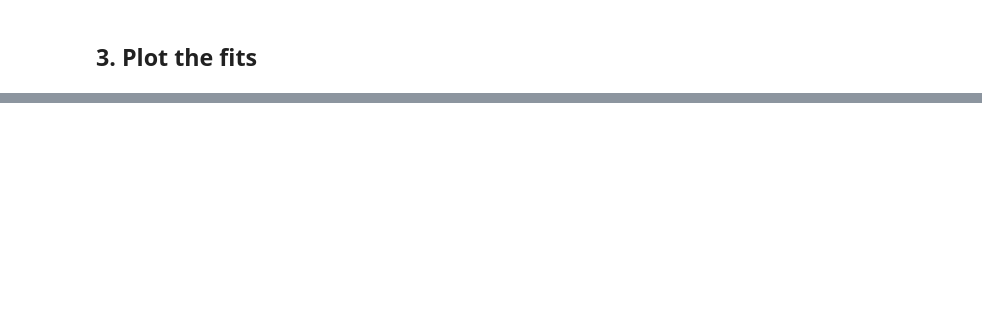
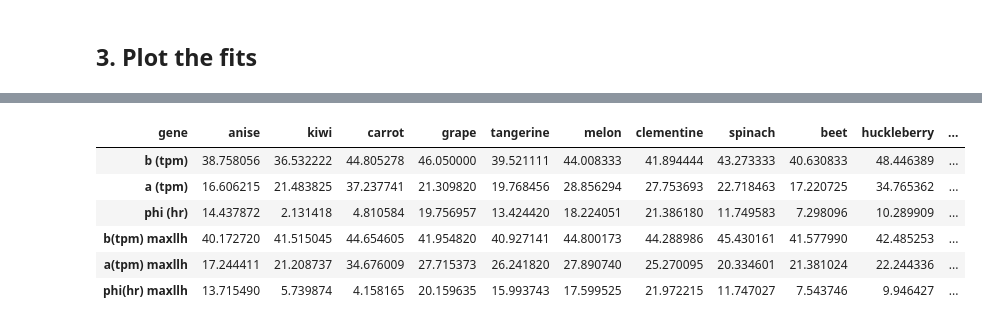
Before and after one commit to ningkko/mcb112, a Jupyter notebook: pset8/HuaYining_08.ipynb, the cells around one changed output, grey strips where cells are left out. Drawn from its saved outputs; the diff is of its cells as text; code cells hidden in the pictures; blank space fills up the shorter version.

```diff
--- a/pset8/HuaYining_08.ipynb
+++ b/pset8/HuaYining_08.ipynb
@@ -322,0 +326,11 @@ high = np.where(S_true == 2.)
+# %%
+df = df.set_index("gene").T  ## for easily indexing genes
+df
+# %% [output]
+| gene | anise | kiwi | carrot | grape | tangerine | melon | clementine | spinach | beet | huckleberry | ... |
+| b (tpm) | 38.758056 | 36.532222 | 44.805278 | 46.050000 | 39.521111 | 44.008333 | 41.894444 | 43.273333 | 40.630833 | 48.446389 | ... |
+| a (tpm) | 16.606215 | 21.483825 | 37.237741 | 21.309820 | 19.768456 | 28.856294 | 27.753693 | 22.718463 | 17.220725 | 34.765362 | ... |
+| phi (hr) | 14.437872 | 2.131418 | 4.810584 | 19.756957 | 13.424420 | 18.224051 | 21.386180 | 11.749583 | 7.298096 | 10.289909 | ... |
+| b(tpm) maxllh | 40.172720 | 41.515045 | 44.654605 | 41.954820 | 40.927141 | 44.800173 | 44.288986 | 45.430161 | 41.577990 | 42.485253 | ... |
+| a(tpm) maxllh | 17.244411 | 21.208737 | 34.676009 | 27.715373 | 26.241820 | 27.890740 | 25.270095 | 20.334601 | 21.381024 | 22.244336 | ... |
+| phi(hr) maxllh | 13.715490 | 5.739874 | 4.158165 | 20.159635 | 15.993743 | 17.599525 | 21.972215 | 11.747027 | 7.543746 | 9.946427 | ... |
```
Also changed, not shown: parts of 26 cells of this notebook.
